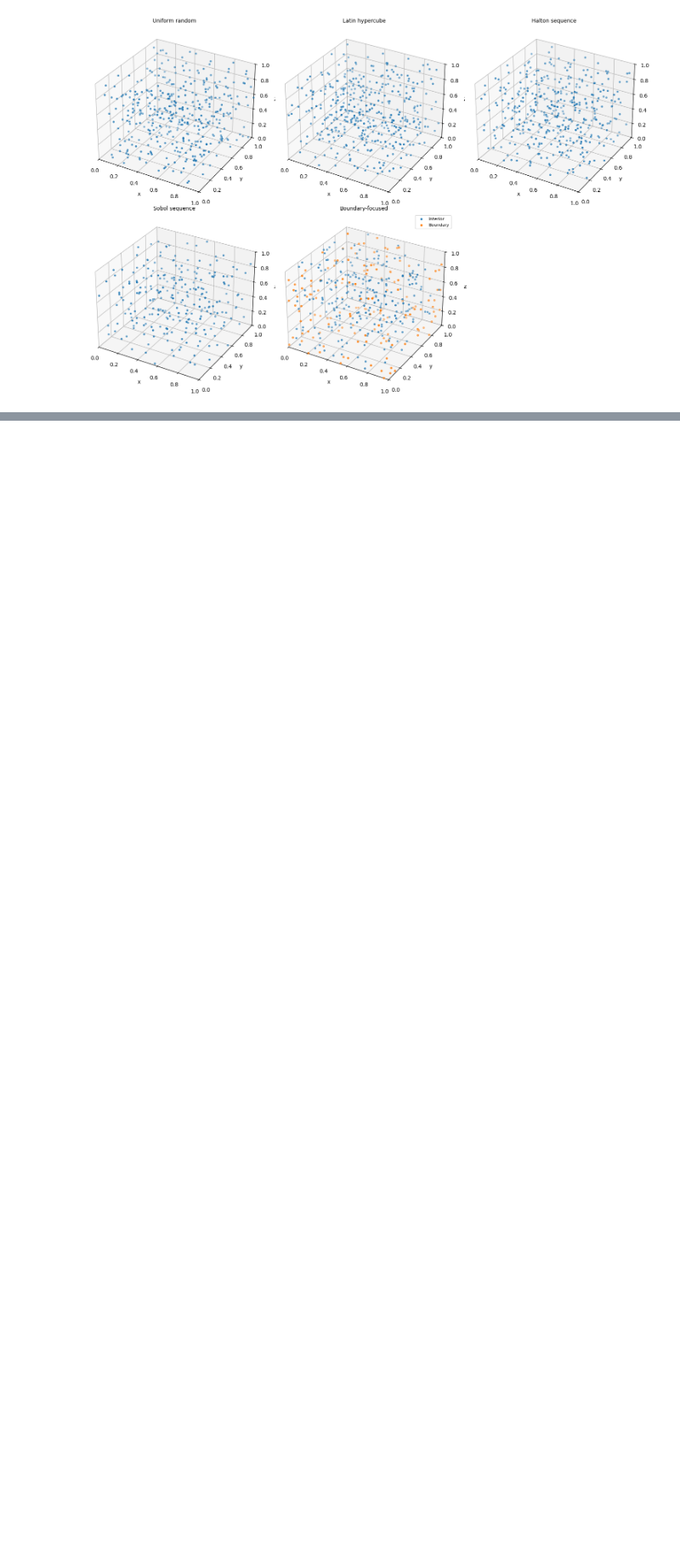
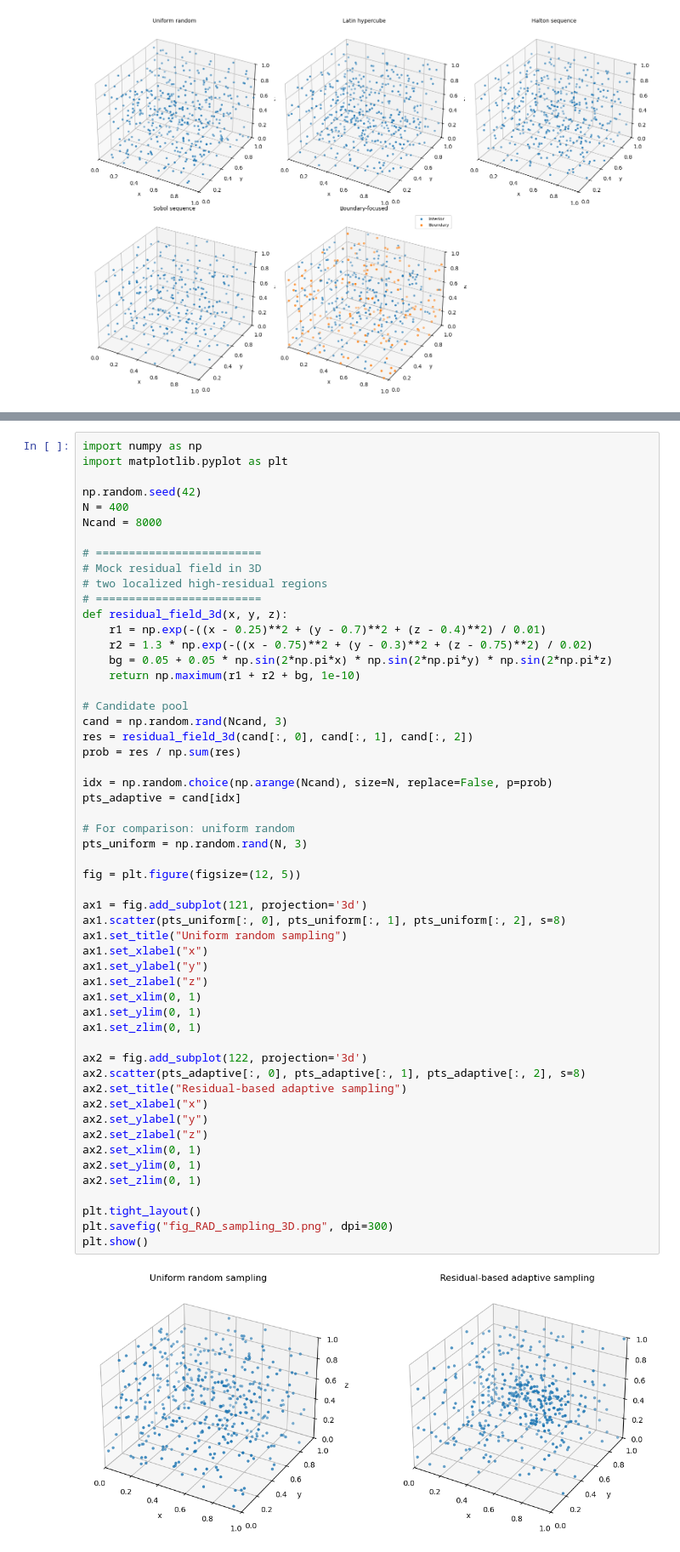
Before and after one commit to PeiqiLi25/PINN_Sampling_Strategies, a Jupyter notebook: sampling.ipynb, the cells around one changed output, grey strips where cells are left out. Shown at 85% size. Drawn from its saved outputs; the diff is of its cells as text; blank space fills up the shorter version.

```diff
--- a/sampling.ipynb
+++ b/sampling.ipynb
@@ -204,0 +207,56 @@ plt.show()
+# %%
+import numpy as np
+import matplotlib.pyplot as plt
+
+np.random.seed(42)
+N = 400
+Ncand = 8000
+
+# =========================
+# Mock residual field in 3D
+# two localized high-residual regions
+# =========================
+def residual_field_3d(x, y, z):
+    r1 = np.exp(-((x - 0.25)**2 + (y - 0.7)**2 + (z - 0.4)**2) / 0.01)
+    r2 = 1.3 * np.exp(-((x - 0.75)**2 + (y - 0.3)**2 + (z - 0.75)**2) / 0.02)
+    bg = 0.05 + 0.05 * np.sin(2*np.pi*x) * np.sin(2*np.pi*y) * np.sin(2*np.pi*z)
+    return np.maximum(r1 + r2 + bg, 1e-10)
+
+# Candidate pool
+cand = np.random.rand(Ncand, 3)
+res = residual_field_3d(cand[:, 0], cand[:, 1], cand[:, 2])
+prob = res / np.sum(res)
+
+idx = np.random.choice(np.arange(Ncand), size=N, replace=False, p=prob)
+pts_adaptive = cand[idx]
+
+# For comparison: uniform random
+pts_uniform = np.random.rand(N, 3)
+
+fig = plt.figure(figsize=(12, 5))
+
+ax1 = fig.add_subplot(121, projection='3d')
+ax1.scatter(pts_uniform[:, 0], pts_uniform[:, 1], pts_uniform[:, 2], s=8)
+ax1.set_title("Uniform random sampling")
+ax1.set_xlabel("x")
+ax1.set_ylabel("y")
+ax1.set_zlabel("z")
+ax1.set_xlim(0, 1)
+ax1.set_ylim(0, 1)
+ax1.set_zlim(0, 1)
+
+ax2 = fig.add_subplot(122, projection='3d')
+ax2.scatter(pts_adaptive[:, 0], pts_adaptive[:, 1], pts_adaptive[:, 2], s=8)
+ax2.set_title("Residual-based adaptive sampling")
+ax2.set_xlabel("x")
+ax2.set_ylabel("y")
+ax2.set_zlabel("z")
+ax2.set_xlim(0, 1)
+ax2.set_ylim(0, 1)
+ax2.set_zlim(0, 1)
+
+plt.tight_layout()
+plt.savefig("fig_RAD_sampling_3D.png", dpi=300)
+plt.show()
+# %% [output]
+[figure, added]
```
Also changed, not shown: parts of 1 cell of this notebook, 1 other file.
